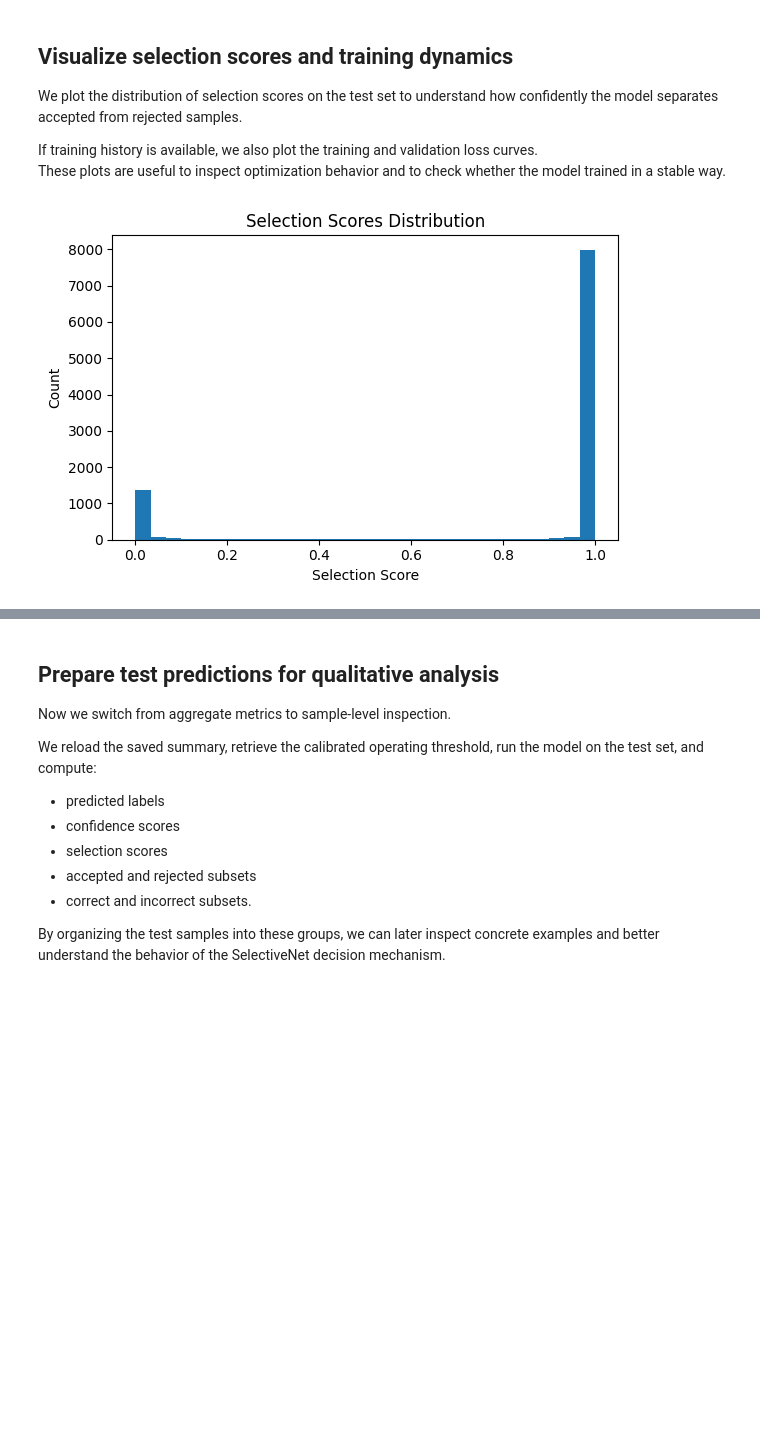
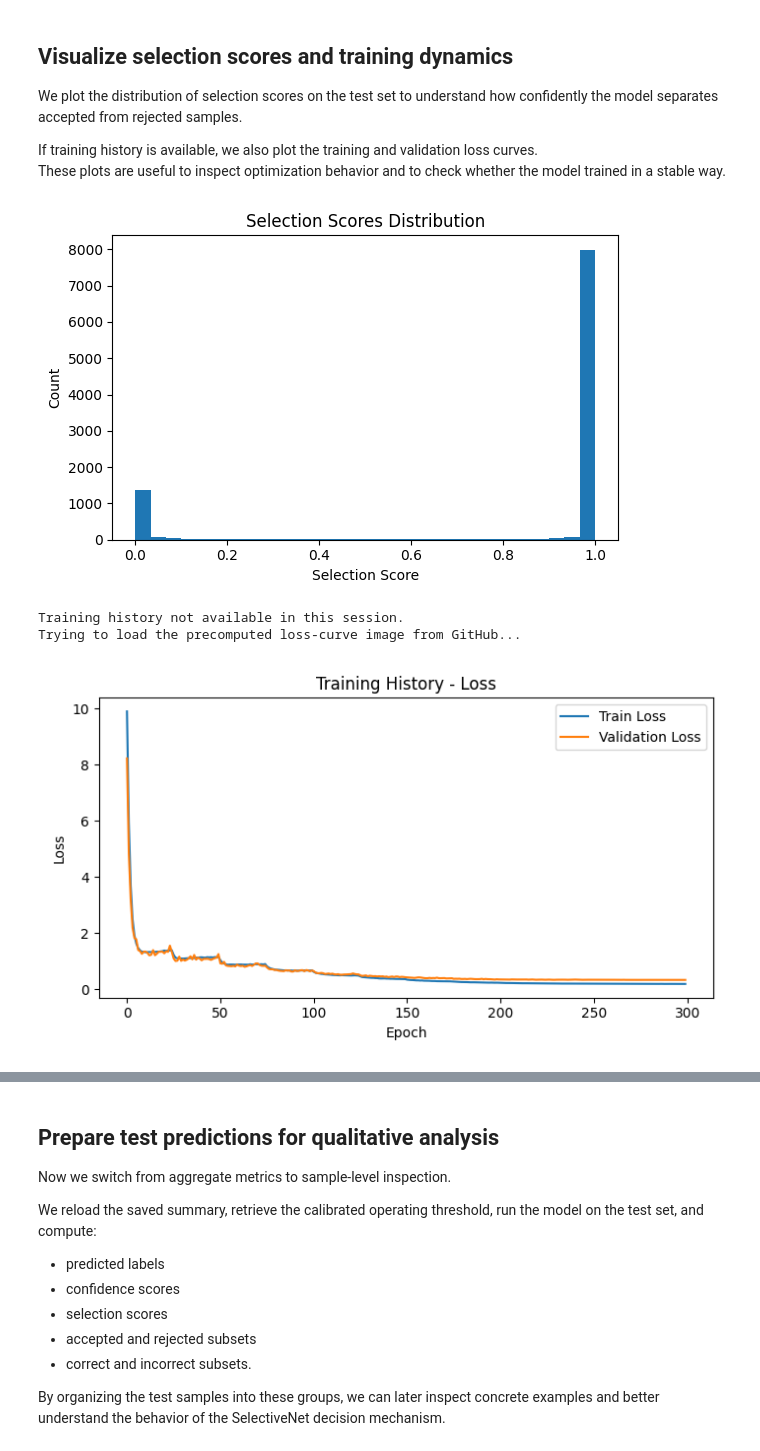
Before and after one commit to LeBonWskii/SEAI-Project, a Jupyter notebook: selectivenet-cifar10/selectivenet_cifar10.ipynb, the cells around one changed output, grey strips where cells are left out. Saved outputs shown, nothing was run; the diff lists cells and outputs as text; code cells hidden in the pictures; blank space fills up the shorter version.

```diff
--- a/selectivenet-cifar10/selectivenet_cifar10.ipynb
+++ b/selectivenet-cifar10/selectivenet_cifar10.ipynb
@@ -83,7 +102,14 @@ LAST_WEIGHTS = CHECKPOINTS_DIR / f"{EXP_NAME}_last.weights.h5"
 HISTORY_FILE = HISTORIES_DIR / f"{EXP_NAME}_history.pkl"
 SUMMARY_FILE = RESULTS_DIR / f"{EXP_NAME}_summary.json"
 
+BEST_WEIGHTS_ASSET = f"{EXP_NAME}_best.weights.h5"
+BEST_WEIGHTS_URL = (
+    f"https://github.com/{GITHUB_USER}/{GITHUB_REPO}/releases/download/"
+    f"{RELEASE_TAG}/{BEST_WEIGHTS_ASSET}"
+)
+
 print(EXP_NAME)
-print("Best checkpoint:", BEST_WEIGHTS)
+print("Best weights path:", BEST_WEIGHTS)
+print("Best weights URL:", BEST_WEIGHTS_URL)
 # %% [output]
 selectivenet_cifar10_cov80
@@ -621,34 +682,65 @@ We plot the distribution of selection scores on the test set to understand how c
 If training history is available, we also plot the training and validation loss curves.
 These plots are useful to inspect optimization behavior and to check whether the model trained in a stable way.
 # %%
+FIGURES_REPO_PATH = "selectivenet-cifar10/figures"
+
+LOSS_CURVE_URL = (
+    f"https://raw.githubusercontent.com/{GITHUB_USER}/{GITHUB_REPO}/main/"
+    f"{FIGURES_REPO_PATH}/{EXP_NAME}_loss_curve.png"
+)
+
+SELECTION_HIST_URL = (
+    f"https://raw.githubusercontent.com/{GITHUB_USER}/{GITHUB_REPO}/main/"
+    f"{FIGURES_REPO_PATH}/{EXP_NAME}_selection_scores_hist.png"
+)
+
 select_scores = test_selective[:, -1]
 
-plt.figure(figsize = (6,4))
-plt.hist(select_scores, bins = 30)
+plt.figure(figsize=(6, 4))
+plt.hist(select_scores, bins=30)
 plt.title("Selection Scores Distribution")
 plt.xlabel("Selection Score")
 plt.ylabel("Count")
 plt.tight_layout()
-plt.savefig(FIGURES_DIR / f"{EXP_NAME}_selection_scores_hist.png")
+
+local_hist_path = FIGURES_DIR / f"{EXP_NAME}_selection_scores_hist.png"
+plt.savefig(local_hist_path)
 plt.show()
 
+loss_curve_path = FIGURES_DIR / f"{EXP_NAME}_loss_curve.png"
+
 if history is not None:
-  hist = history.history
+    hist = history
 
-  plt.figure(figsize = (7,4))
-  if "loss" in hist:
-    plt.plot(hist["loss"], label = "Train Loss")
-  if "val_loss" in hist:
-    plt.plot(hist["val_loss"], label = "Validation Loss")
-  plt.title("Training History - Loss")
-  plt.xlabel("Epoch")
-  plt.ylabel("Loss")
-  plt.legend()
-  plt.tight_layout()
-  plt.savefig(FIGURES_DIR / f"{EXP_NAME}_loss_curve.png")
-  plt.show()
+    plt.figure(figsize=(7, 4))
+    if "loss" in hist:
+        plt.plot(hist["loss"], label="Train Loss")
+    if "val_loss" in hist:
+        plt.plot(hist["val_loss"], label="Validation Loss")
+
+    plt.title("Training History - Loss")
+    plt.xlabel("Epoch")
+    plt.ylabel("Loss")
+    plt.legend()
+    plt.tight_layout()
+    plt.savefig(loss_curve_path)
+    plt.show()
+
+else:
+    print("Training history not available in this session.")
+    print("Trying to load the precomputed loss-curve image from GitHub...")
+
+    try:
+        urllib.request.urlretrieve(LOSS_CURVE_URL, loss_curve_path)
+        display(Image(filename=str(loss_curve_path)))
+    except (HTTPError, URLError) as e:
+        print("Could not download the loss-curve image from GitHub.")
+        print(e)
 # %% [output]
 [figure]
+Training history not available in this session.
+Trying to load the precomputed loss-curve image from GitHub...
+[figure, added]
 # %%
 summary = {
     "experiment_name": EXP_NAME,
```
Also changed, not shown: parts of 11 cells of this notebook.
